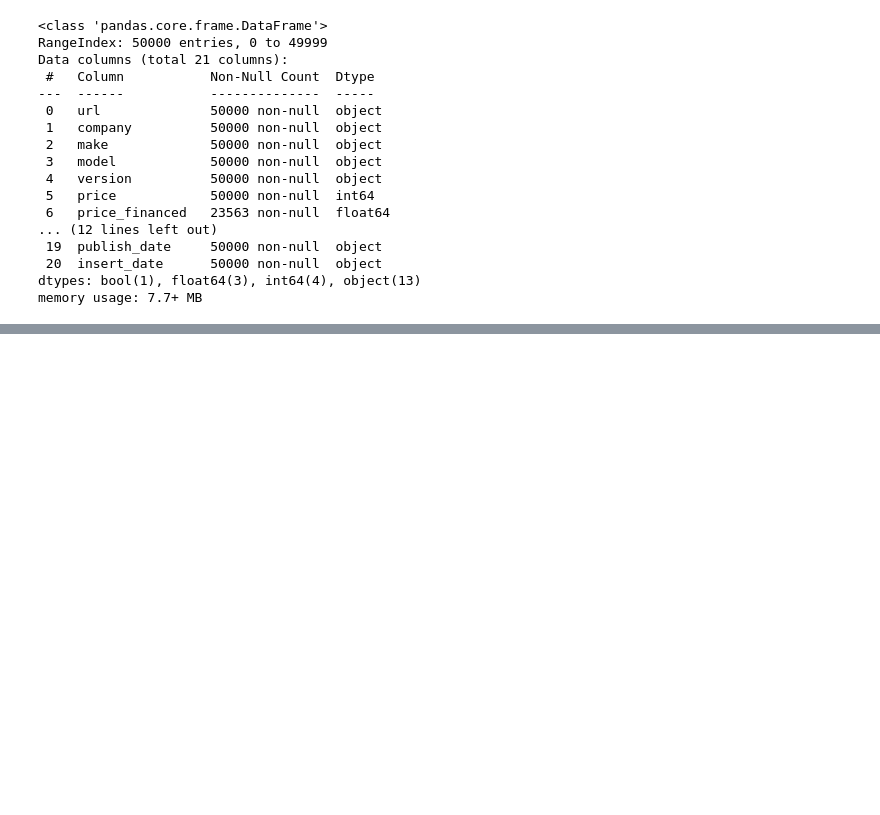
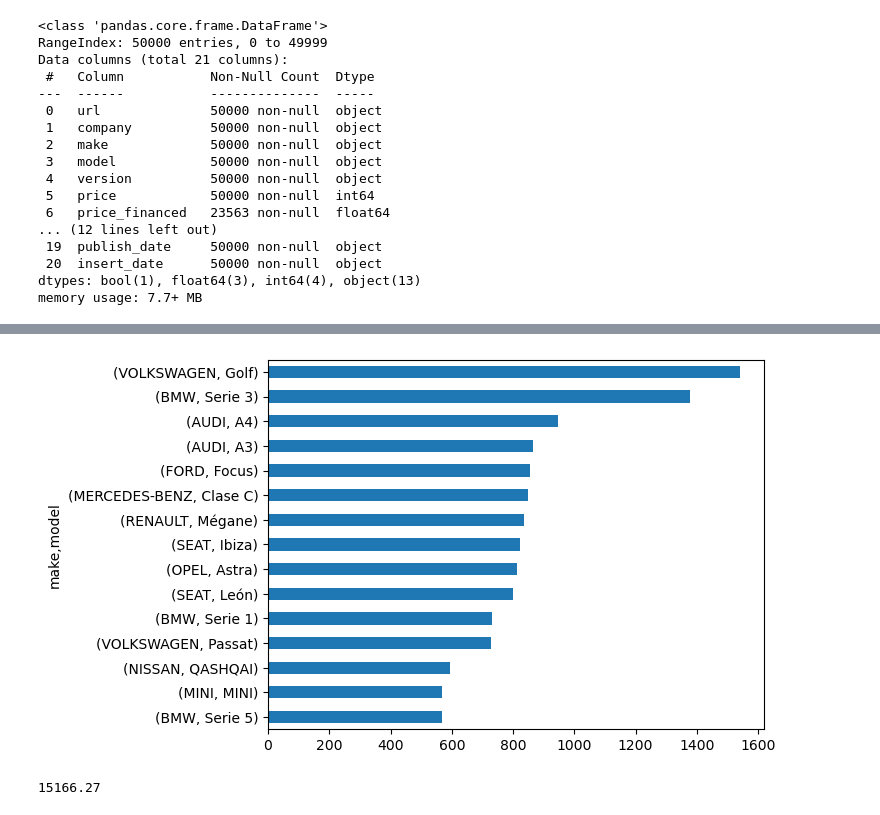
Before and after one commit to jdonosop/proyecto-portafolio, a Jupyter notebook: notebooks/Notebook_1.ipynb, the cells around one changed output, grey strips where cells are left out. Drawn from its saved outputs; the diff is of its cells as text; code cells hidden in the pictures; blank space fills up the shorter version.

```diff
--- a/notebooks/Notebook_1.ipynb
+++ b/notebooks/Notebook_1.ipynb
@@ -150,0 +241,8 @@ dtype: float64
+# %%
+df[['make','model']].value_counts().head(15).sort_values().plot.barh();
+# %% [output]
+[figure, added]
+# %%
+round(df['price'].mean(),2)
+# %% [output]
+15166.27
```
Also changed, not shown: parts of 29 cells of this notebook.
